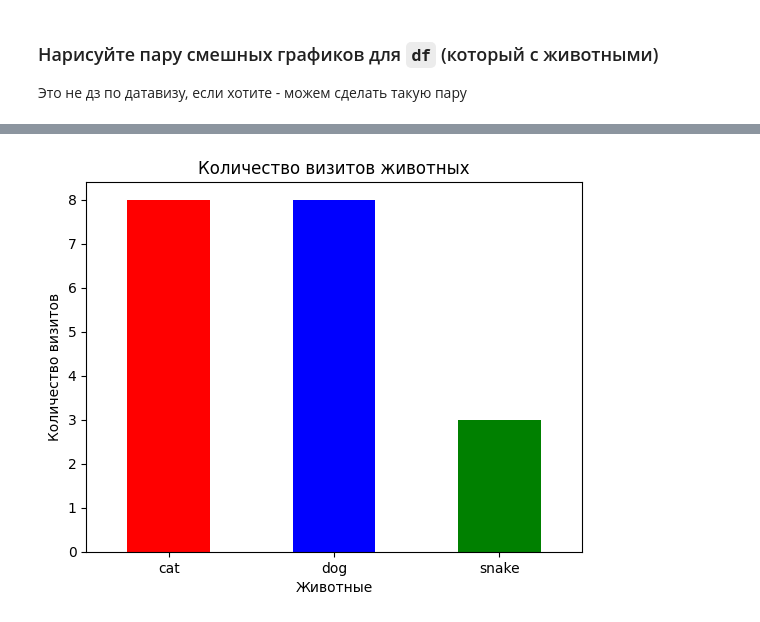
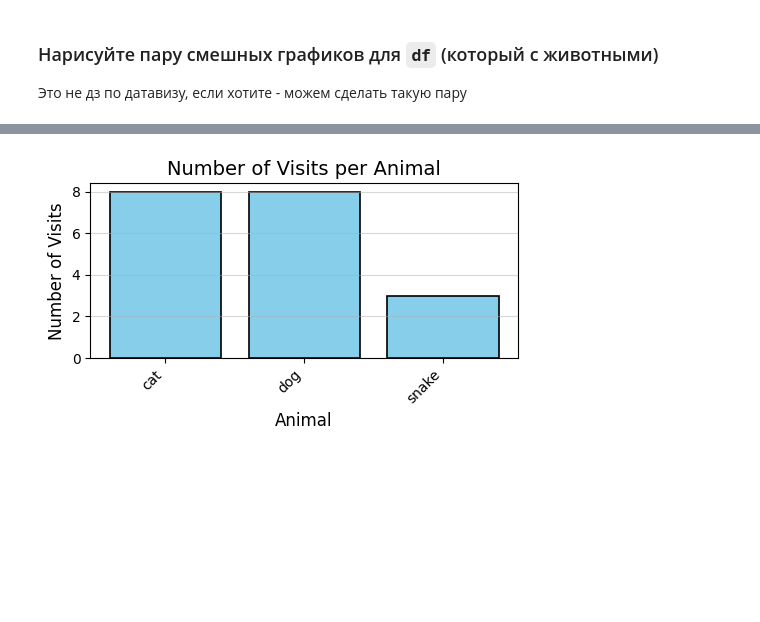
Before and after one commit to vvvvtrt/MLPractice, a Jupyter notebook: homework1/homework.ipynb, the cells around one changed output, grey strips where cells are left out. Drawn from its saved outputs; the diff is of its cells as text; code cells hidden in the pictures; blank space fills up the shorter version.

```diff
--- a/homework1/homework.ipynb
+++ b/homework1/homework.ipynb
@@ -129,14 +115,16 @@ def threesome():
+# %%
+visits_per_animal = df.groupby('animal')['visits'].sum().reset_index()
+plt.figure(figsize=(5, 3))
+plt.bar(visits_per_animal['animal'], visits_per_animal['visits'], color='skyblue', edgecolor='black', linewidth=1.2)
+plt.xlabel('Animal', fontsize=12)
+plt.ylabel('Number of Visits', fontsize=12)
+plt.title('Number of Visits per Animal', fontsize=14)
+plt.grid(axis='y', alpha=0.5)
+plt.xticks(rotation=45, ha='right')
+plt.tight_layout()
+plt.show()
+# %% [output]
+[figure, added]
 # %%
 def plots():
     return True
-# %%
-visit_counts = df.groupby('animal')['visits'].sum()
-
-visit_counts.plot(kind='bar', color=['RED', 'BLUE', 'GREEN'])
-plt.title('Количество визитов животных')
-plt.xlabel('Животные')
-plt.ylabel('Количество визитов')
-plt.xticks(rotation=0)
-plt.show()
-# %% [output]
-[figure, removed]
```
Also changed, not shown: parts of 12 cells of this notebook.
